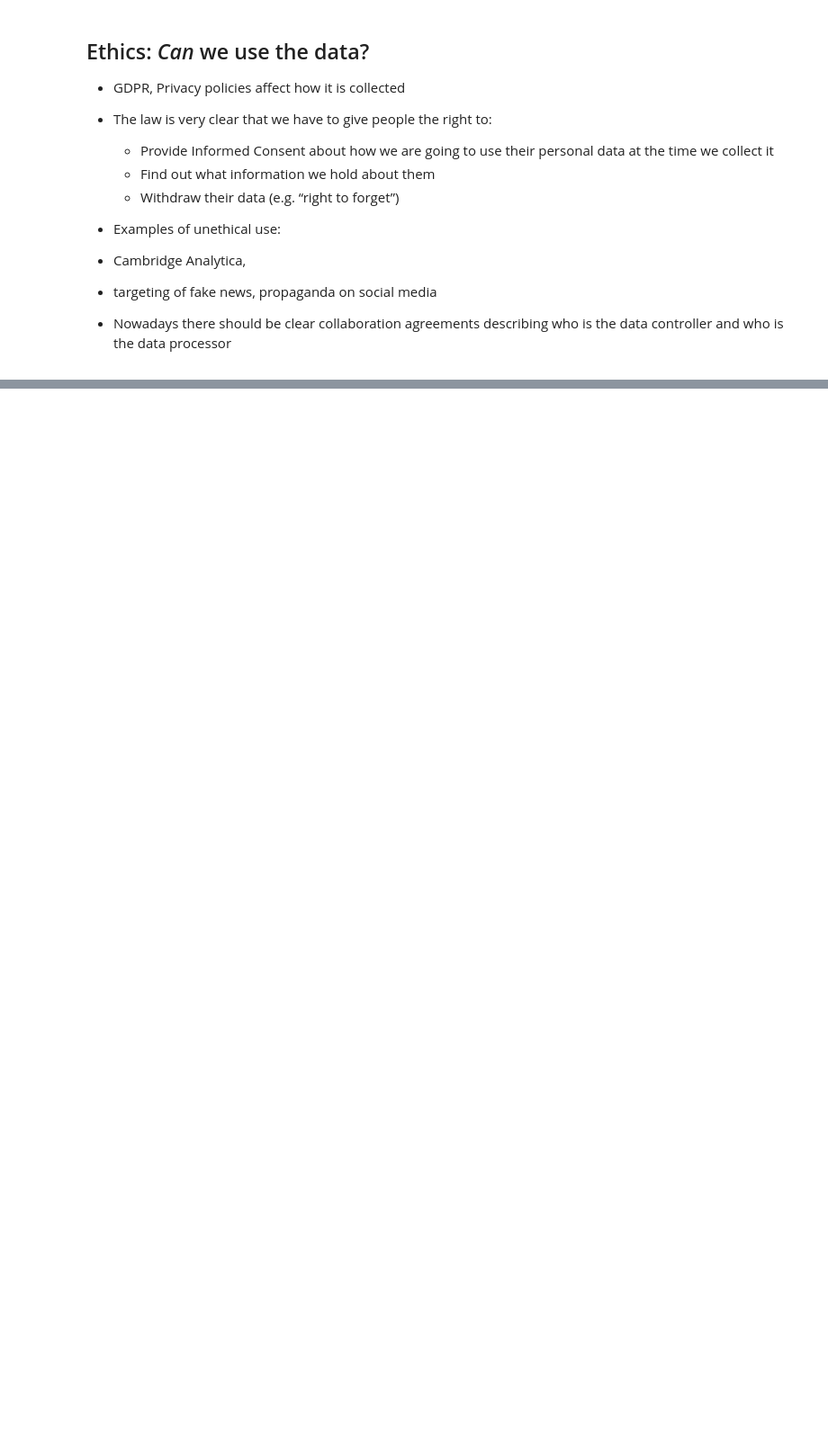
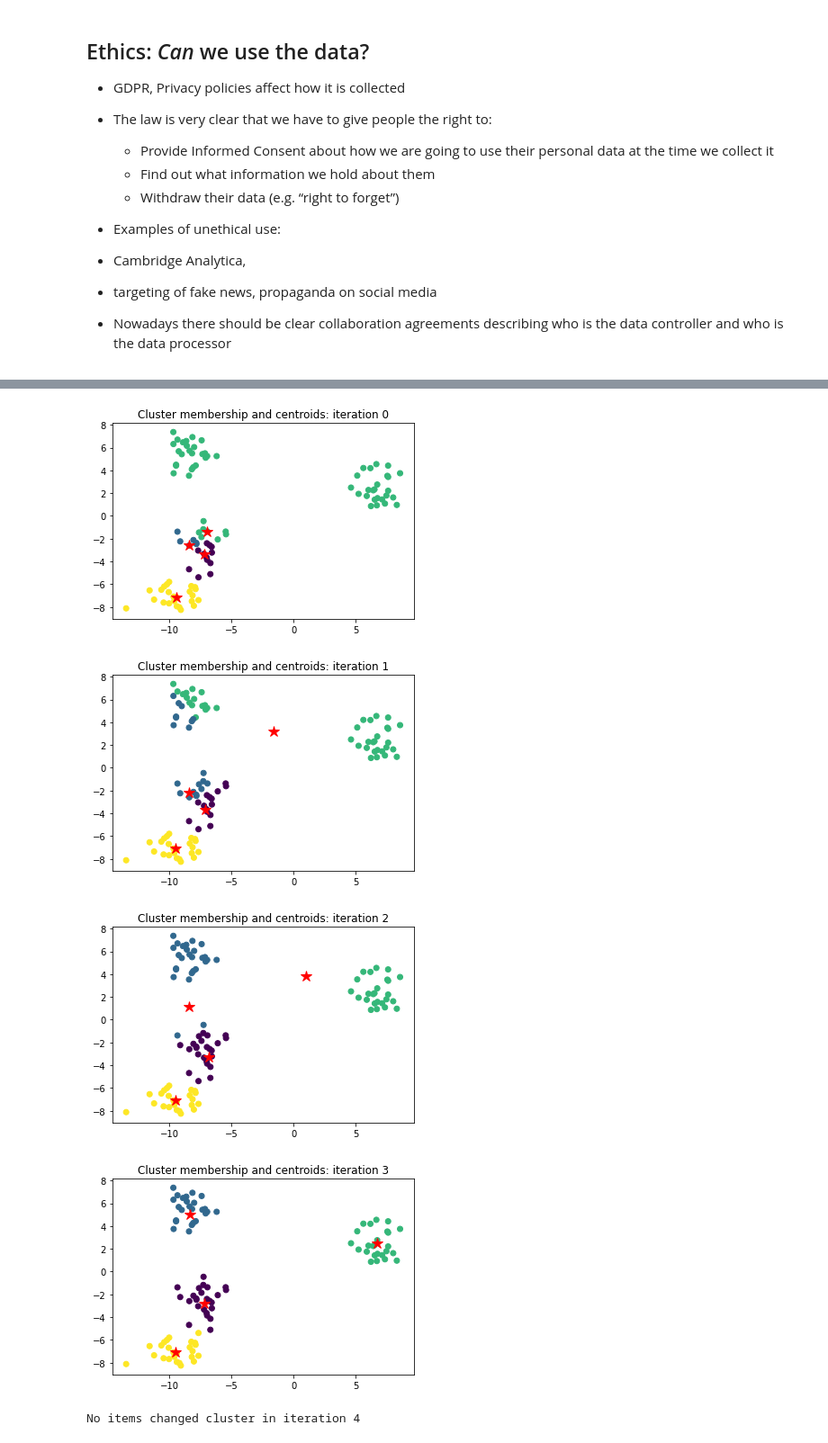
Before and after one commit to jim-smith/AI_Module, a Jupyter notebook: lectures/Machine_Learning_Introduction_and_Types.ipynb, the cells around one changed output, grey strips where cells are left out. Shown: that part at 90% size. Cells and saved outputs as stored; diff of their text form; code cells hidden in the pictures; blank space fills up the shorter version.

```diff
--- a/lectures/Machine_Learning_Introduction_and_Types.ipynb
+++ b/lectures/Machine_Learning_Introduction_and_Types.ipynb
@@ -131,3 +155,39 @@ Step 2 Foreach cluster k in (1...K):
+# %%
+
+# now repeatedly call KMeans to do one iteration
+for iteration in range(10):
+    # Step 1: assign items to  clusters
+    dist = euclidean_distances(X, centres) # dist is an array of size [numItems][K]
+    newlabels = np.argmin(dist, axis=1) #newlabels is [numItems][1]
+
+    # Step 2: check to see if anything has moved
+    if(np.array_equal(labels, newlabels)): # we're done
+        print ("No items changed cluster in iteration {}".format(iteration))
+        break
+    else: # plot new clusters
+        labels=newlabels
+        PlotCluster(X,labels,centres,iteration)
+
+    # Step 3: loop through each cluster finding mean position of its members
+    for cluster in range (K):
+        # get members
+        clusterMembers=np.empty((0,2))
+        for item in range(numItems):
+            if (labels[item]==cluster):
+                clusterMembers = np.vstack((clusterMembers,X[item]))
+
+        # set centroids to new mean values  or [0,0] if cluster empty
+        if(clusterMembers.shape[0]==0):
+            print('no items in cluster {}'.format(cluster))
+            centres[cluster]=[0,0]
+        else:
+            centres[cluster] = clusterMembers.mean(axis=0)
+# %% [output]
+[figure, added]
+[figure, added]
+[figure, added]
+[figure, added]
+No items changed cluster in iteration 4
 # %% [markdown]
 ## K-Means Strengths and weaknesses
 <img src="figures/ML/kmeans_clustering_examples.png" style="float:right">
```
Also changed, not shown: parts of 13 cells of this notebook, 1 other file.
